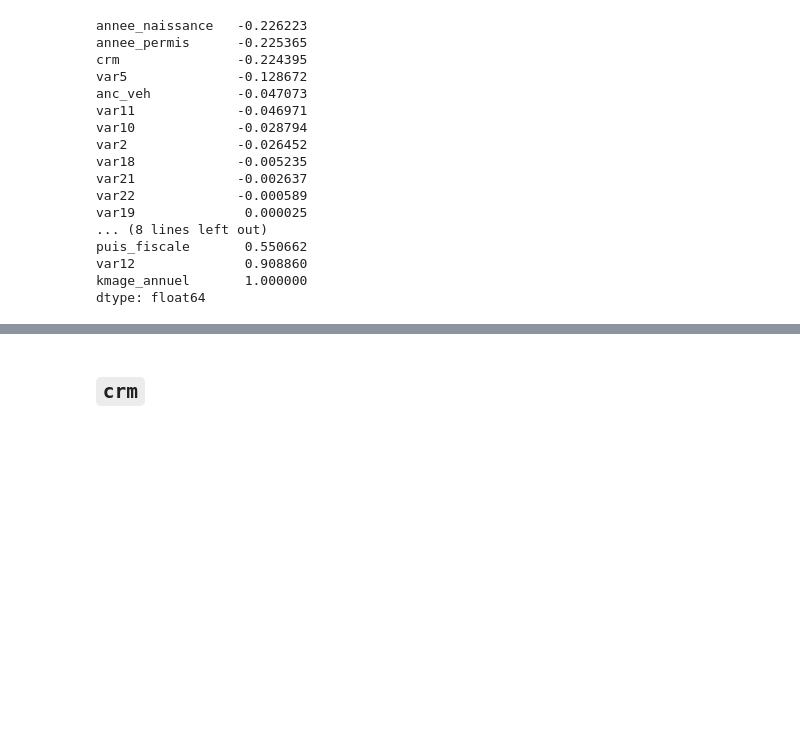
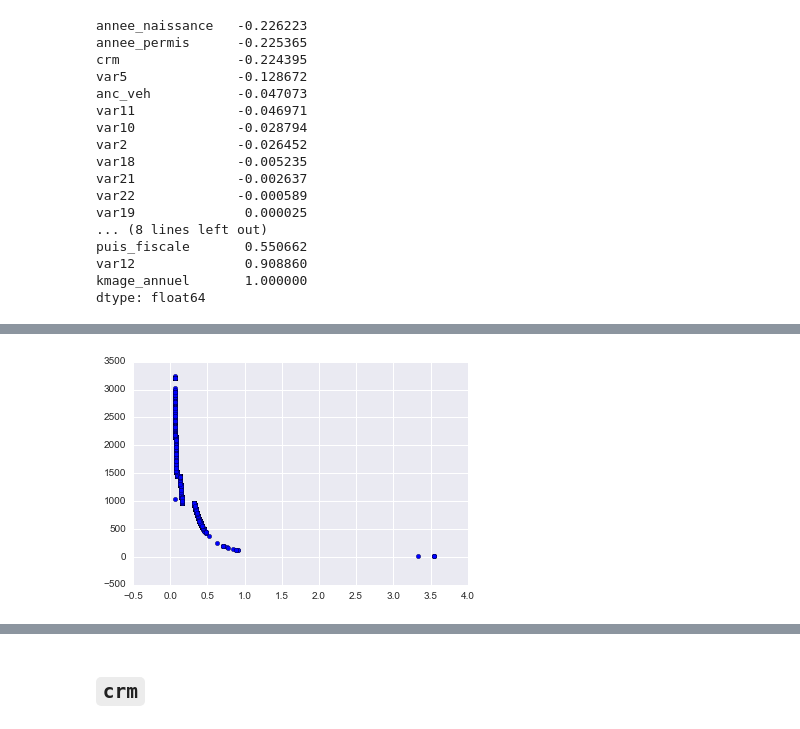
Before and after one commit to demidovakatya/competitions, a Jupyter notebook: eda_correlations.ipynb, the cells around one changed output, grey strips where cells are left out. Cells and saved outputs as stored; diff of their text form; code cells hidden in the pictures; blank space fills up the shorter version.

```diff
--- a/eda_correlations.ipynb
+++ b/eda_correlations.ipynb
@@ -207 +253,5 @@ dtype: float64
+# %%
+plt.scatter(1000/df.kmage_annuel, df.var12);
+# %% [output]
+[figure, added]
 # %%
```
Also changed, not shown: parts of 37 cells of this notebook.
